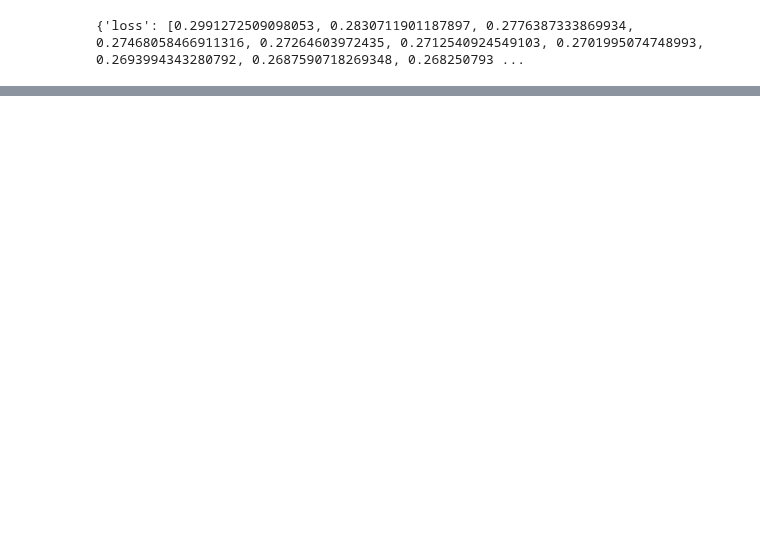
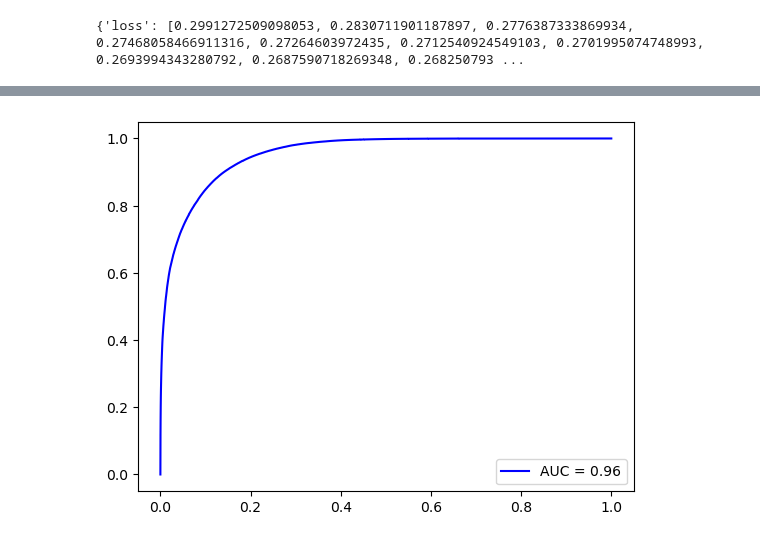
Before and after one commit to taddbackus/qtw, a Jupyter notebook: CS6/cs6V1.ipynb, the cells around one changed output, grey strips where cells are left out. Drawn from its saved outputs; the diff is of its cells as text; code cells hidden in the pictures; blank space fills up the shorter version.

```diff
--- a/CS6/cs6V1.ipynb
+++ b/CS6/cs6V1.ipynb
@@ -110,0 +113,2 @@ plt.show()
+# %%
+yPred = model.predict(X_predict)
@@ -110,0 +127,8 @@ plt.show()
+# %%
+fpr, tpr, thresholds = roc_curve(y_predict,yPred)
+roc_auc = roc_auc_score(y_predict,yPred)
+plt.plot(fpr, tpr, 'b', label = 'AUC = %0.2f' % roc_auc)
+plt.legend(loc = 'lower right')
+plt.show()
+# %% [output]
+[figure, added]
```
Also changed, not shown: parts of 7 cells of this notebook.
